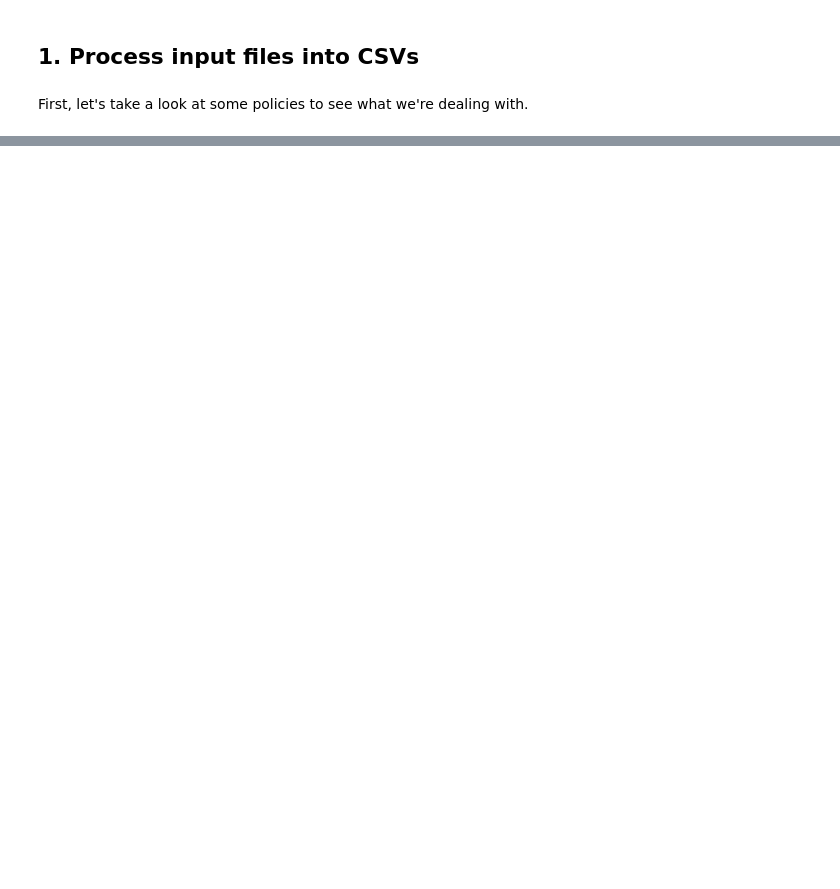
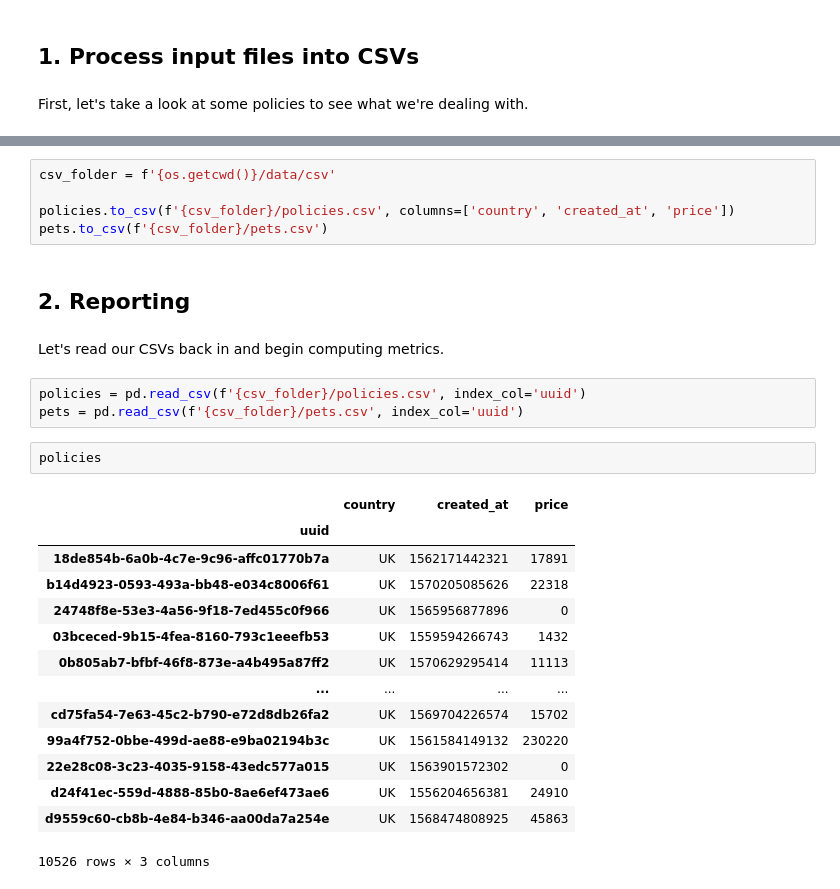
Before and after one commit to jsmithdataanalytics/BBM, a Jupyter notebook: solution.ipynb, the cells around one changed output, grey strips where cells are left out. Drawn from its saved outputs; the diff is of its cells as text; blank space fills up the shorter version.

```diff
--- a/solution.ipynb
+++ b/solution.ipynb
@@ -45,0 +154,29 @@ We see a lot of information, including details of:
+# %%
+csv_folder = f'{os.getcwd()}/data/csv'
+
+policies.to_csv(f'{csv_folder}/policies.csv', columns=['country', 'created_at', 'price'])
+pets.to_csv(f'{csv_folder}/pets.csv')
+# %% [markdown]
+## 2. Reporting
+# %% [markdown]
+Let's read our CSVs back in and begin computing metrics.
+# %%
+policies = pd.read_csv(f'{csv_folder}/policies.csv', index_col='uuid')
+pets = pd.read_csv(f'{csv_folder}/pets.csv', index_col='uuid')
+# %%
+policies
+# %% [output]
+|  | country | created_at | price |
+| uuid |  |  |  |
+| 18de854b-6a0b-4c7e-9c96-affc01770b7a | UK | 1562171442321 | 17891 |
+| b14d4923-0593-493a-bb48-e034c8006f61 | UK | 1570205085626 | 22318 |
+| 24748f8e-53e3-4a56-9f18-7ed455c0f966 | UK | 1565956877896 | 0 |
+| 03bceced-9b15-4fea-8160-793c1eeefb53 | UK | 1559594266743 | 1432 |
+| 0b805ab7-bfbf-46f8-873e-a4b495a87ff2 | UK | 1570629295414 | 11113 |
+| ... | ... | ... | ... |
+| cd75fa54-7e63-45c2-b790-e72d8db26fa2 | UK | 1569704226574 | 15702 |
+| 99a4f752-0bbe-499d-ae88-e9ba02194b3c | UK | 1561584149132 | 230220 |
+| 22e28c08-3c23-4035-9158-43edc577a015 | UK | 1563901572302 | 0 |
+| d24f41ec-559d-4888-85b0-8ae6ef473ae6 | UK | 1556204656381 | 24910 |
+| d9559c60-cb8b-4e84-b346-aa00da7a254e | UK | 1568474808925 | 45863 |
+10526 rows × 3 columns
```
Also changed, not shown: parts of 16 cells of this notebook.
